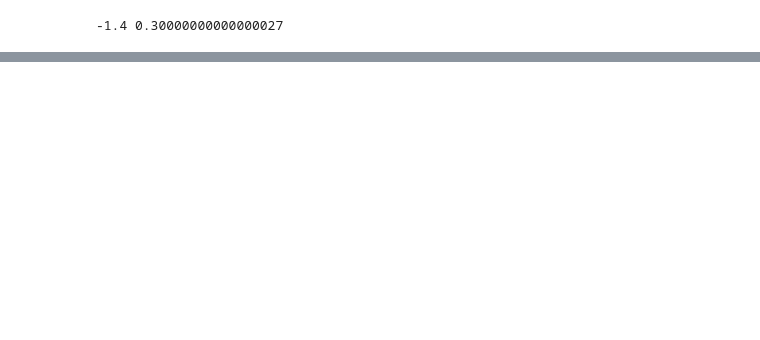
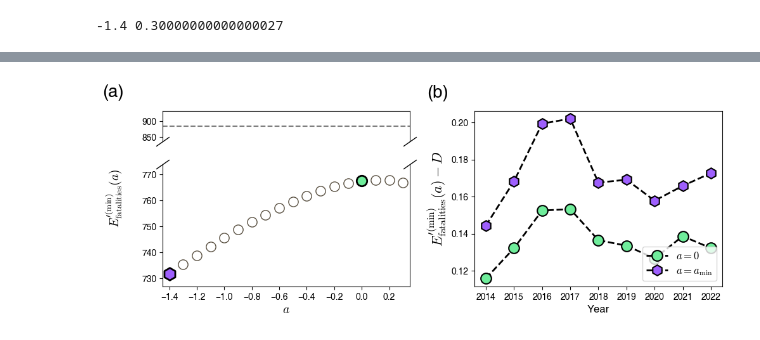
Before and after one commit to kwyosu7/Tuberculosis_hospital_optimization, a Jupyter notebook: at_b_tau12345/result_check.ipynb, the cells around one changed output, grey strips where cells are left out. Saved outputs shown, nothing was run; the diff lists cells and outputs as text; code cells hidden in the pictures; blank space fills up the shorter version.

```diff
--- a/at_b_tau12345/result_check.ipynb
+++ b/at_b_tau12345/result_check.ipynb
@@ -130,0 +119,84 @@ h_opt
+# %%
+title_pos=[-0.15, 1.1]
+title_size = 20
+title_list = ['a', 'b', 'c', 'd', 'e','f','g','h','i']
+fig = plt.figure(figsize=(10, 4))
+gs = GridSpec(2, 2, figure=fig, height_ratios=[1,4])
+save_path = '/home/users/YongsungKwon/workplace/Yongpyter/Tuberculosis_hospital_optimization/data_result/at_b_tau12345/opt_E_h_a2_1/'
+
+E_a_min=[]
+E_a_max=[]
+E_a_0=[]
+D_list=[]
+for year in range(2014,2023):
+	path = '/home/users/YongsungKwon/workplace/Yongpyter/Tuberculosis_hospital_optimization/data_result/data_over40/'+str(year)+'_40.txt'
+	data = pd.read_csv(path,sep=',')
+	ai=0
+	E_list=[]
+	a_min, a_max = find_min_max_a(year)
+	for i in range(31):
+		E_ = np.load(save_path+str(year)+'_age_E_a_'+str(ai)+'.npy')
+		E_list.append(E_[-1])
+		ai+=1
+	E_a_min.append(E_list[a_min])
+	E_a_max.append(E_list[a_max])
+	E_a_0.append(E_list[20])
+	D_list.append(sum(data['D'] *data.iloc[:,19:24].sum(axis=1)))
+year=2022
+path = '/home/users/YongsungKwon/workplace/Yongpyter/Tuberculosis_hospital_optimization/data_result/data_over40/'+str(year)+'_40.txt'
+data = pd.read_csv(path,sep=',')
+ai=0
+E_list=[]
+for i in range(31):
+	E_ = np.load(save_path+str(year)+'_age_E_a_'+str(ai)+'.npy')
+	E_list.append(E_[-1])
+	ai+=1
+D_40 = sum(data['D'] *data.iloc[:,19:24].sum(axis=1))
+a_min, a_max = find_min_max_a(year)
+
+ax0 = fig.add_subplot(gs[0, 0])
+ax0.axhline(D_40, color='gray', linestyle='--', linewidth=1.5)
+ax0.text(title_pos[0]-0.05, title_pos[1]+0.5, '('+title_list[0]+')', fontsize=title_size,  ha='center', va='center',transform=ax0.transAxes)
+ax0.get_xaxis().set_visible(False)
+ax0.tick_params(axis='y', labelsize=10)
+
+ax = fig.add_subplot(gs[1, 0])
+ax.scatter(np.linspace(-2,1,31), E_list, c='w', s=120, ec=rgb_to_hex(89,80,65)) #label=str(year)
+ax.scatter(np.linspace(-2,1,31)[20], E_list[20], marker='o', ec='k',s=140,c=rgb_to_hex(111,237,155),linewidth=2)
+# ax.scatter(np.linspace(-0.15,0.05,21)[i_001_], E_list[i_001_], marker='s', ec='k',s=120,c=rgb_to_hex(237,74,184))
+ax.scatter(np.linspace(-2,1,31)[a_min], E_list[a_min], marker='h', ec='k',s=200,c=rgb_to_hex(158,95,253),linewidth=2)
+# ax.scatter(np.linspace(-0.15,0.05,21)[i_003], E_list[i_003], marker='o', ec='k',s=140,c=rgb_to_hex(158,95,253))
+ax.set_xlim(-1.45, 0.35)
+ax.set_ylim(727, 774)
+ax.tick_params(axis='x', labelsize=10, labelrotation=0)
+ax.tick_params(axis='y', labelsize=10)
+ax.set_xlabel(r'$a$', size=14)
+
+fig.text(0.01, 0.50, r'$E^{\prime\mathrm{(min)}}_\mathrm{fatalities}(a)$', va='center', rotation = 'vertical', fontsize = 14)
+ax0.spines['bottom'].set_visible(False)
+ax.spines['top'].set_visible(False)
+
+# how big to make the diagonal lines in axes coordinates
+d = .7
+kwargs = dict(marker=[(-1, -d), (1, d)], markersize=15, linestyle="none", color='k', clip_on=False)
+
+ax0.plot([0, 1], [0, 0], transform=ax0.transAxes, **kwargs)
+ax.plot([0, 1], [1, 1], transform=ax.transAxes, **kwargs)
+
+ax1=fig.add_subplot(gs[:,1])
+y_0 = (np.array(D_list) - np.array(E_a_0))/np.array(D_list)
+y_min = (np.array(D_list)-np.array(E_a_min))/np.array(D_list)
+ax1.plot(range(2014,2023), y_0, marker='o', mfc=rgb_to_hex(111,237,155) , mew=1.5,c='k', linestyle='--', linewidth=2, ms=12, label=r'$a=0$')
+ax1.plot(range(2014,2023), y_min, marker='h', c='k', mew=1.5,ms=12 , mfc=rgb_to_hex(158,95,253), linestyle='--', linewidth=2, label=r'$a=a_\mathrm{min}$')
+ax1.set_ylabel(r'$E^{\prime\mathrm{(min)}}_\mathrm{fatalities}(a)- D$', size=16)
+ax1.set_xlabel(r'Year', size=12)
+ax1.tick_params(axis='x', labelsize=10, labelrotation=0)
+ax1.tick_params(axis='y', labelsize=10)
+ax1.legend(loc=4, fontsize='large')
+ax1.text(title_pos[0], title_pos[1], '('+title_list[1]+')', fontsize=title_size,  ha='center', va='center',transform=ax1.transAxes)
+
+plt.tight_layout()
+# plt.savefig('/home/users/YongsungKwon/workplace/Yongpyter/Tuberculosis_hospital_optimization/data_result/figure/a_E_year.pdf',format='pdf', transparent=True)
+plt.show()
+# %% [output]
+[figure, added]
```
Also changed, not shown: parts of 8 cells of this notebook.
